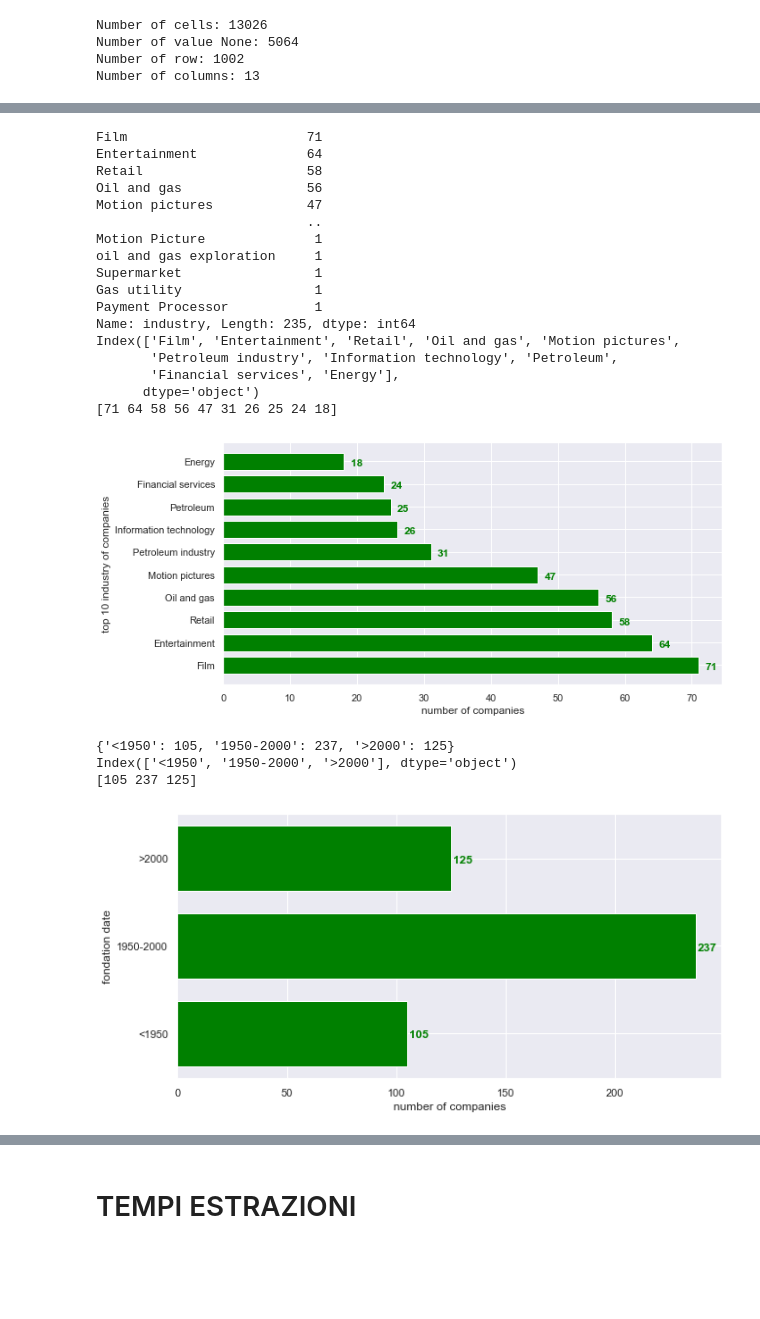
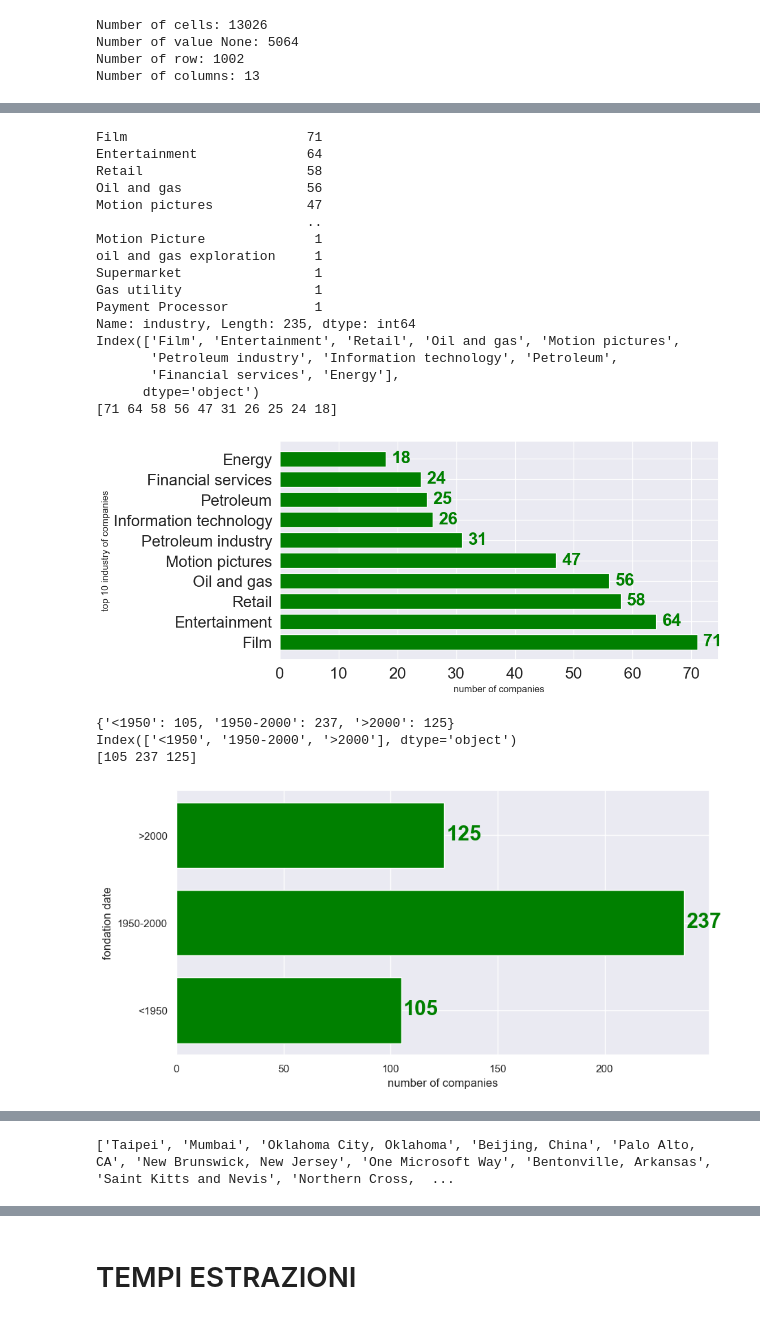
Before and after one commit to dedo99/Homework5, a Jupyter notebook: stats/wiki_stats.ipynb, the cells around one changed output, grey strips where cells are left out. Saved outputs shown, nothing was run; the diff lists cells and outputs as text; code cells hidden in the pictures; blank space fills up the shorter version.

```diff
--- a/stats/wiki_stats.ipynb
+++ b/stats/wiki_stats.ipynb
@@ -126,6 +126,7 @@ Index(['Public', 'Private', 'Public company', 'Subsidiary',
 df.industry = df.industry.apply(lambda x: x[0] if x is not None else x)
 # %%
 #industry
+plt.rcParams.update({'font.size': 22})
 print(df['industry'].value_counts())
 industry_companies = df['industry'].value_counts()
 type(industry_companies)
@@ -141,34 +142,35 @@ print(values)
 fig, ax = plt.subplots()
 width = 0.75
 fig.set_size_inches(10, 5)
 ind = np.arange(len(values))
 ax.barh(keys, values, width, color = "green")
+plt.tick_params(axis='both', which='major', labelsize=20)
 
 for i, v in enumerate(values):
     ax.text(v + 1, i - 0.2, str(v),
             color = 'green', fontweight = 'bold')
 plt.ylabel("top 10 industry of companies")
 plt.xlabel("number of companies")
 plt.show()
 # %% [output]
 Film                       71
 Entertainment              64
 Retail                     58
 Oil and gas                56
 Motion pictures            47
                            ..
 Motion Picture              1
 oil and gas exploration     1
 Supermarket                 1
 Gas utility                 1
 Payment Processor           1
 Name: industry, Length: 235, dtype: int64
 Index(['Film', 'Entertainment', 'Retail', 'Oil and gas', 'Motion pictures',
        'Petroleum industry', 'Information technology', 'Petroleum',
        'Financial services', 'Energy'],
       dtype='object')
 [71 64 58 56 47 31 26 25 24 18]
-[figure, old version]
+[figure, new version]
 # %%
 # to extract the first elements from list
 df.founded = df.founded.apply(lambda x: x[0] if x is not None else x)
@@ -214,7 +216,7 @@ plt.show()
 {'<1950': 105, '1950-2000': 237, '>2000': 125}
 Index(['<1950', '1950-2000', '>2000'], dtype='object')
 [105 237 125]
-[figure, old version]
+[figure, new version]
 # %%
 df
 # %% [output]
@@ -233,0 +238,10 @@ df
+# %%
+
+list_without_none = list()
+for i in df.headquarters:
+    if i is not None:
+        list_without_none.append(i)
+
+print(list_without_none)
+# %% [output]
+['Taipei', 'Mumbai', 'Oklahoma City, Oklahoma', 'Beijing, China', 'Palo Alto, CA', 'New Brunswick, New Jersey', 'One Microsoft Way', 'Bentonville, Arkansas', 'Saint Kitts and Nevis', 'Northern Cross,  ...
```
Also changed, not shown: parts of 13 cells of this notebook, 1 other file.
